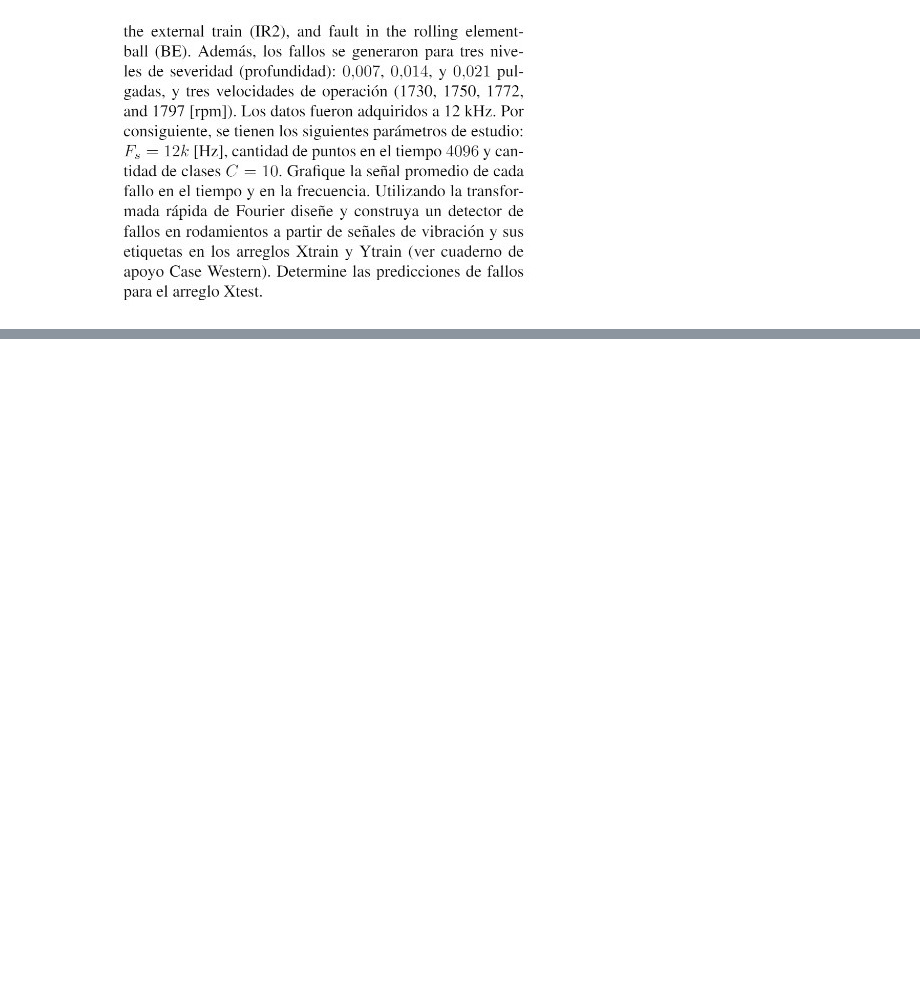
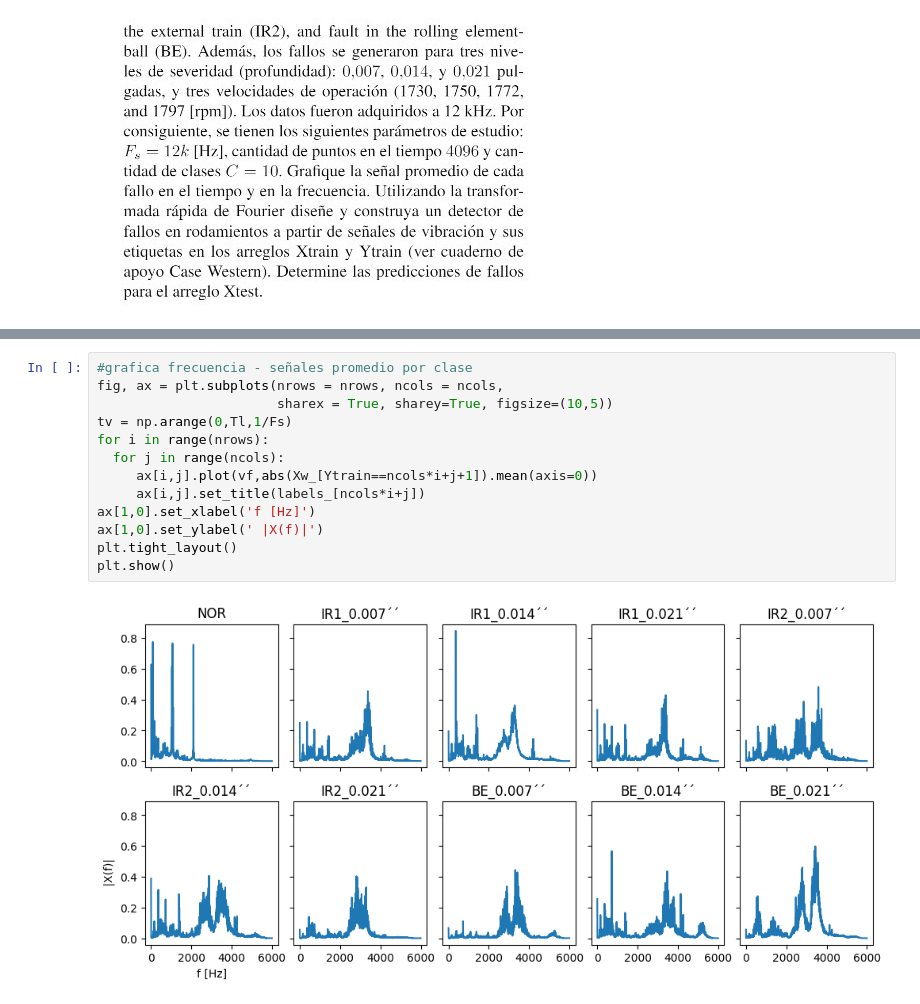
Before and after one commit to JRiveraB23/SyS05, a Jupyter notebook: Punto3.ipynb, the cells around one changed output, grey strips where cells are left out. Saved outputs shown, nothing was run; the diff lists cells and outputs as text; blank space fills up the shorter version.

```diff
--- a/Punto3.ipynb
+++ b/Punto3.ipynb
@@ -101,0 +127,15 @@ FileNotFoundError: ignored
+# %%
+#grafica frecuencia - señales promedio por clase
+fig, ax = plt.subplots(nrows = nrows, ncols = ncols,
+                       sharex = True, sharey=True, figsize=(10,5))
+tv = np.arange(0,Tl,1/Fs)
+for i in range(nrows):
+  for j in range(ncols):
+     ax[i,j].plot(vf,abs(Xw_[Ytrain==ncols*i+j+1]).mean(axis=0))
+     ax[i,j].set_title(labels_[ncols*i+j])
+ax[1,0].set_xlabel('f [Hz]')
+ax[1,0].set_ylabel(' |X(f)|')
+plt.tight_layout()
+plt.show()
+# %% [output]
+[figure, added]
```
Also changed, not shown: parts of 14 cells of this notebook.
